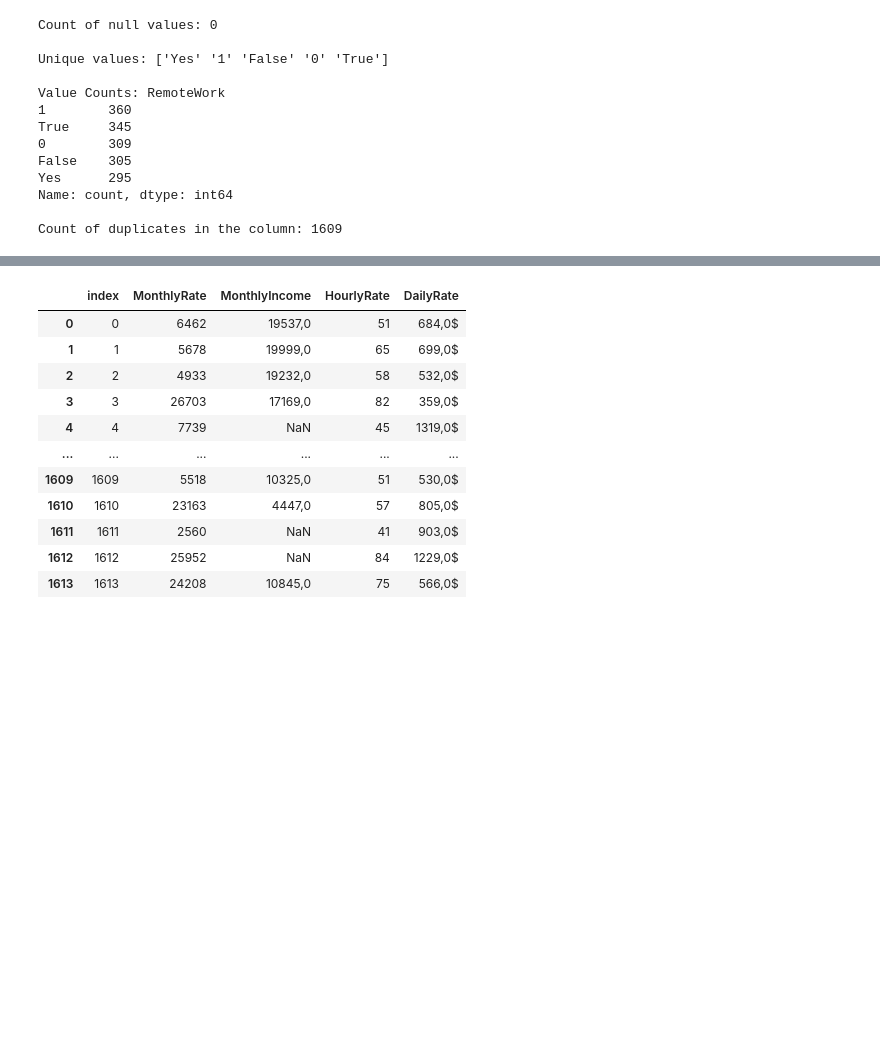
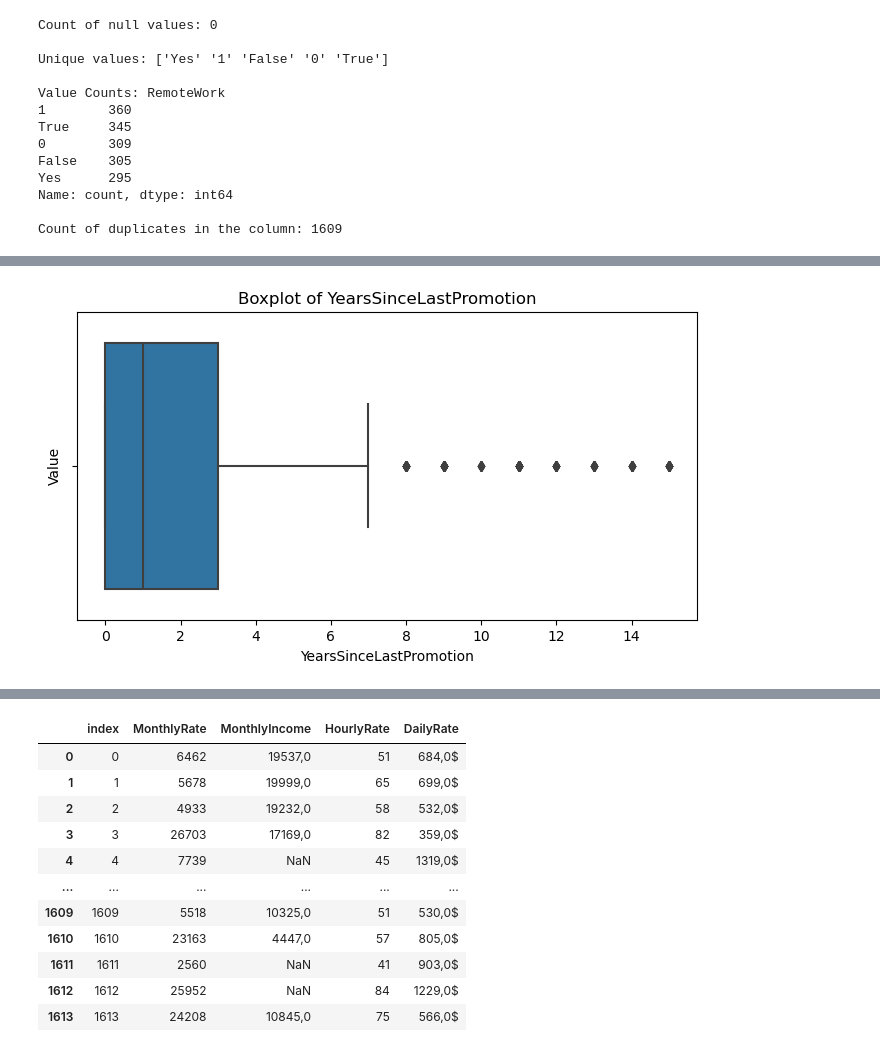
Before and after one commit to carla-caracola/people_analytics, a Jupyter notebook: Exploratory_Data_Analysis/Exploratory_Data_Analysis.ipynb, the cells around one changed output, grey strips where cells are left out. Cells and saved outputs as stored; diff of their text form; code cells hidden in the pictures; blank space fills up the shorter version.

```diff
--- a/Exploratory_Data_Analysis/Exploratory_Data_Analysis.ipynb
+++ b/Exploratory_Data_Analysis/Exploratory_Data_Analysis.ipynb
@@ -156,0 +200,4 @@ Count of duplicates in the column: 1609
+# %%
+eda.plot_boxplot(df, 'YearsSinceLastPromotion')
+# %% [output]
+[figure, added]
```
Also changed, not shown: parts of 15 cells of this notebook, 2 other files.
